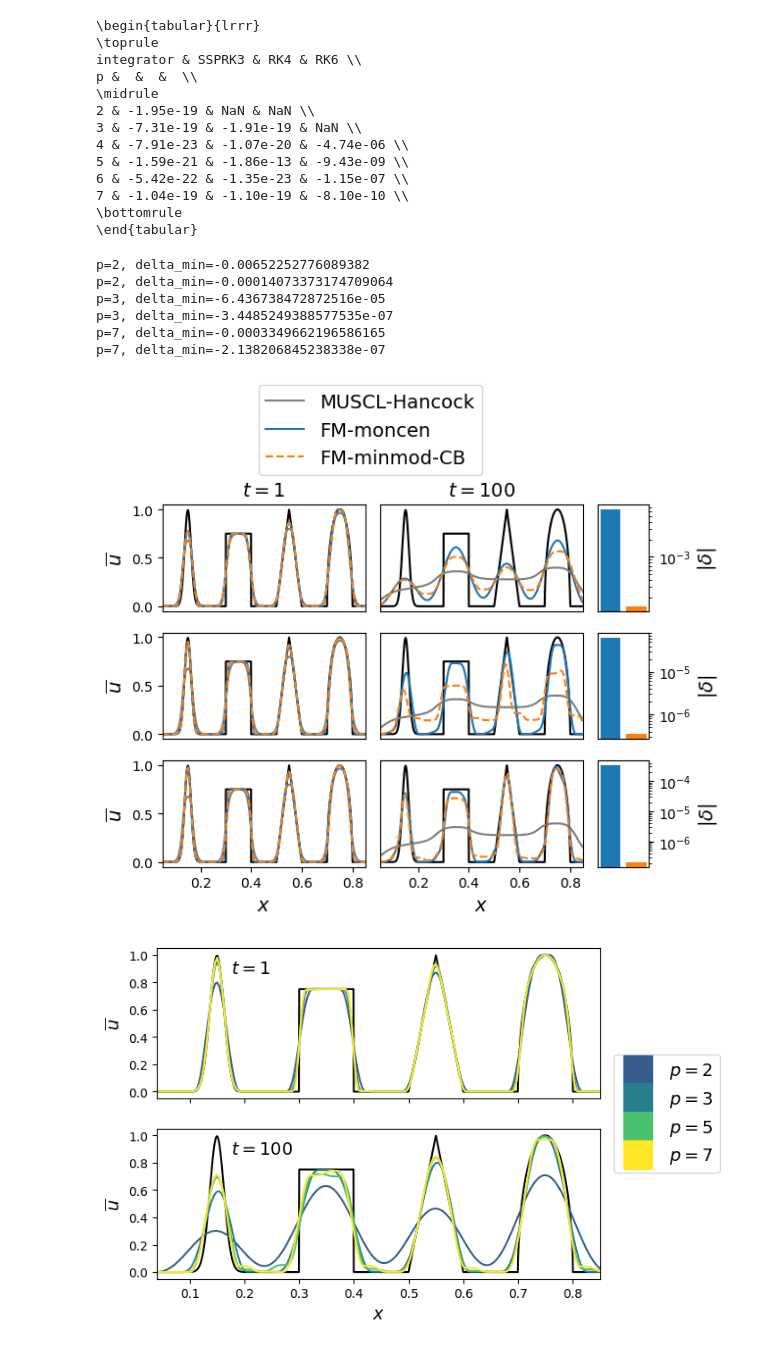
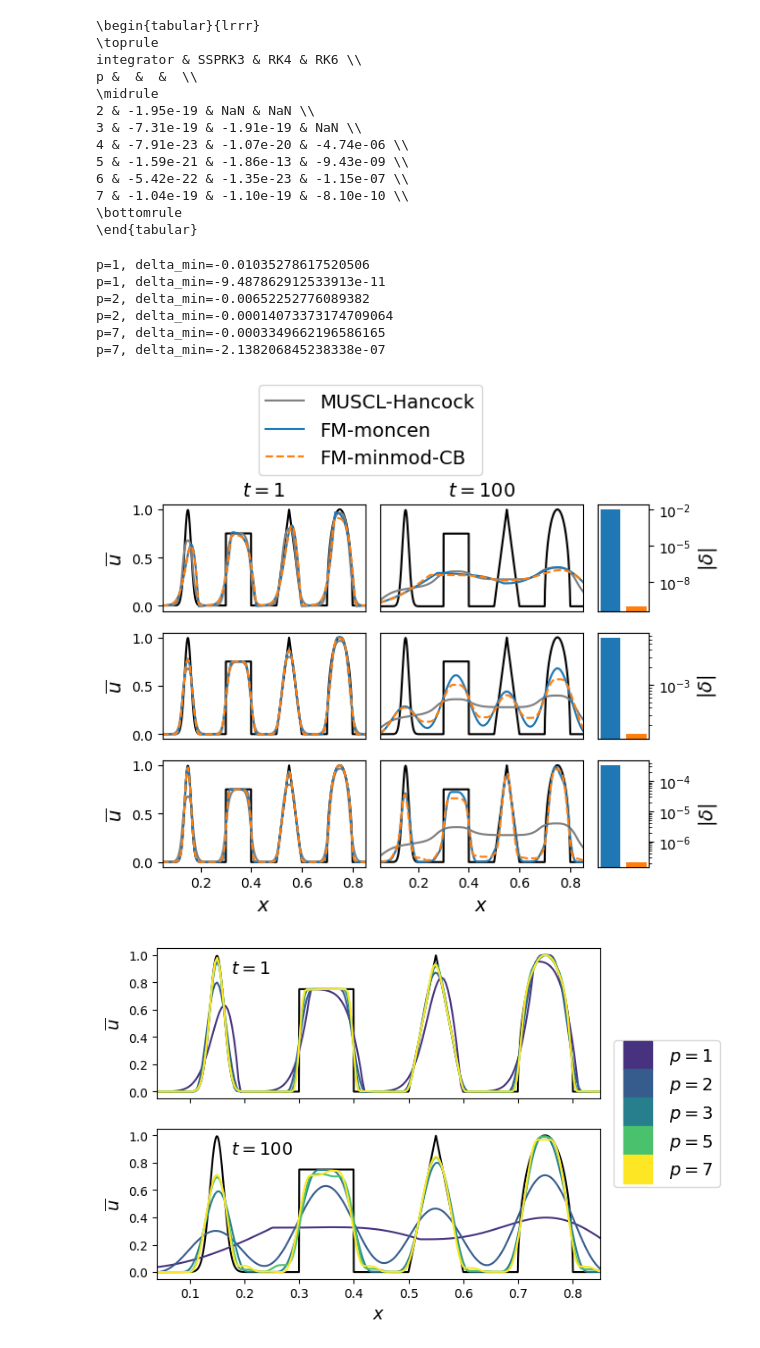
Before and after one commit to jpalafou/FVMethods, a Jupyter notebook: experiments/composite.ipynb, the cells around one changed output. Cells and saved outputs as stored; diff of their text form; code cells hidden in the pictures.

Commit message:
p=1 instead of p=2 for the a posteriori long time integration plot

```diff
--- a/experiments/composite.ipynb
+++ b/experiments/composite.ipynb
@@ -155,7 +155,7 @@ limiter_configs = [
     dict(aposteriori_limiting=True, courant=0.8, fallback_limiter='minmod', convex=True, SED=True),
 ]
 
-for (i, p),  (j, (snapshot_dt, num_snapshots)), (k, lc) in product(enumerate([2,3,7]), enumerate([(0.1, 10), (1.0, 100)]), enumerate(limiter_configs)):
+for (i, p),  (j, (snapshot_dt, num_snapshots)), (k, lc) in product(enumerate([1,2,7]), enumerate([(0.1, 10), (1.0, 100)]), enumerate(limiter_configs)):
     solver = AdvectionSolver(
         n=256,
         order=p+1,
@@ -191,13 +191,13 @@ for i, j in product((0,1), (0,1)):
 plt.subplots_adjust(wspace=0.1)
 fig.savefig('images/composite_aposteriori_comparison.png', dpi=300, bbox_inches='tight')
 # %% [output]
+p=1, delta_min=-0.01035278617520506
+p=1, delta_min=-9.487862912533913e-11
 p=2, delta_min=-0.00652252776089382
 p=2, delta_min=-0.00014073373174709064
-p=3, delta_min=-6.436738472872516e-05
-p=3, delta_min=-3.4485249388577535e-07
 p=7, delta_min=-0.0003349662196586165
 p=7, delta_min=-2.138206845238338e-07
-[figure, old version]
+[figure, new version]
 # %%
 fig, axs = plt.subplots(2, 1, sharex=True, sharey=True)
 
@@ -208,36 +208,37 @@ for i in range(2):
     axs[i].set_xlim(0.04, 0.85)
 
 # plot high order a priori limited solutions
+degrees = [1,2,3,5,7]
 limiting_configs = [
     dict(apriori_limiting=True, mpp_lite=True, courant=0.8, adaptive_stepsize=True, SED=True),
 ]
 
-for (i, p),  (j, (snapshot_dt, num_snapshots)), (k, lc) in product(enumerate([2,3,5,7]), enumerate([(0.1, 10), (1.0, 100)]), enumerate(limiting_configs)):
+for (i, p),  (j, (snapshot_dt, num_snapshots)), (k, lc) in product(enumerate(degrees), enumerate([(0.1, 10), (1.0, 100)]), enumerate(limiting_configs)):
     solver = AdvectionSolver(
         n=256,
         order=p+1,
         snapshot_dt=snapshot_dt,
         num_snapshots=num_snapshots,
         **lc,
         **problem_configs["composite"],
         **solver_config,
     )
     solver.highest=3
     solver.rkorder()
     solver.plot_slice(axs[j], color=color_p(p), label=f"${p=}$")
 
 # cosmetics
 leg = axs[0].legend(loc="center", bbox_to_anchor=(1.15, -0.1), fontsize=fontsize)
-for line, p in zip(leg.get_lines(), [2,3,5,7]):
+for line, p in zip(leg.get_lines(), degrees):
     line.set_linestyle("none")
     line.set_marker("s")
     line.set_markersize(23)
     line.set_markerfacecolor(color_p(p))
 axs[1].set_xlabel("$x$", fontsize=fontsize)
 for i in range(2):
     axs[i].set_ylabel("$\overline{u}$", fontsize=fontsize)
 axs[0].text(0.175, 0.9, '$t=1$', horizontalalignment='left', verticalalignment='center', size=fontsize)
 axs[1].text(0.175, 0.9, '$t=100$', horizontalalignment='left', verticalalignment='center', size=fontsize)
 fig.savefig('images/composite_apriori_comparison.png', dpi=300, bbox_inches='tight')
 # %% [output]
-[figure, old version]
+[figure, new version]
```
